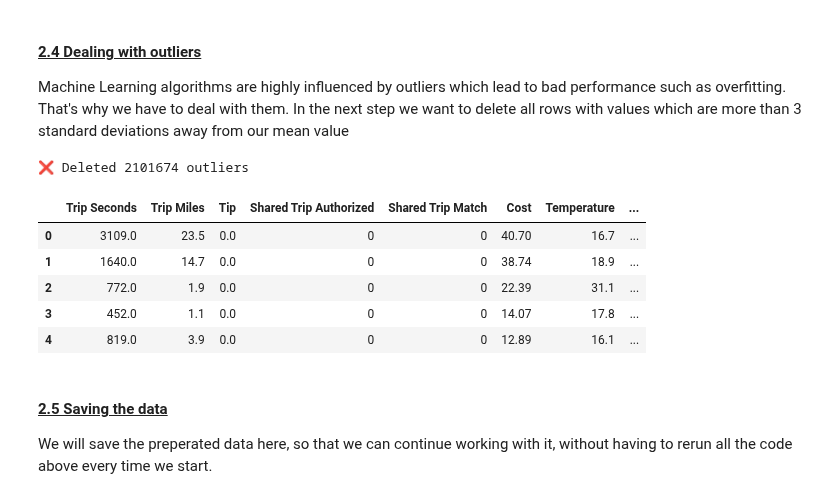
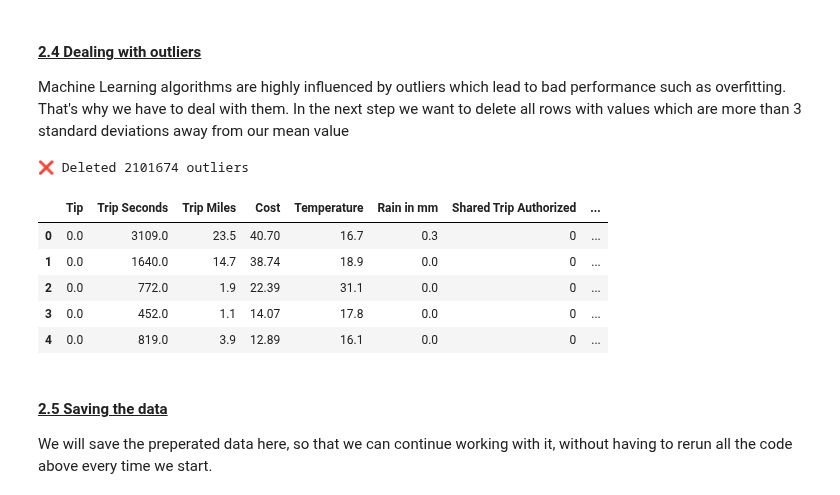
Before and after one commit to mrennefo/DSML-Project, a Jupyter notebook: DSML-Project.ipynb, the cells around one changed output. Cells and saved outputs as stored; diff of their text form; code cells hidden in the pictures.

```diff
--- a/DSML-Project.ipynb
+++ b/DSML-Project.ipynb
@@ -197,13 +197 @@ data_merged.head()
 data_merged['Rain in mm'] = pd.to_numeric(data_merged['Rain in mm'], errors='coerce')
-# %%
-#Create dummy variables for 'Rain in mm' (0 = there was no rain, 1 = there was rain)
-rained = []
-for i in range(len(data_merged)):
-    if data_merged["Rain in mm"].iloc[i] > 0:
-        rained.append("1")
-    else:
-        rained.append("0")
-rained_df = pd.DataFrame(rained)
-data_merged["Rained"] = rained_df
-print("📋First 5 Rows:")
-data_merged.head()
@@ -218,3 +197,0 @@ data_merged.head()
-# %%
-#Now we need to cast the 'Rained' column to int datatype because it is from type object yet
-data_merged["Rained"] = data_merged["Rained"].astype(int)
@@ -233,34 +198,37 @@ data_merged.head()
+# %%
+#Switching the columns so that all dummy variables will be after all numeric variables
+data_merged = data_merged[['Tip', 'Trip Seconds', 'Trip Miles', 'Cost', 'Temperature', 'Rain in mm', 'Shared Trip Authorized', 'Shared Trip Match', 'Day', 'Evening', 'Night']]
 # %% [markdown]
 <h4 style="text-decoration: underline;">2.4 Dealing with outliers</h4>
 Machine Learning algorithms are highly influenced by outliers which lead to bad performance such as overfitting. That's why we have to deal with them. In the next step we want to delete all rows with values which are more than 3 standard deviations away from our mean value
 # %%
 #We don't need to deal with outliers on the columns with dummy variables because there can't be outliers if we just have the values 0 or 1
-data_merged_without_tip = data_merged.drop(columns = ["Tip", "Shared Trip Authorized", "Shared Trip Match", "Rained", "Night", "Day", "Evening"])
+data_merged_without_tip = data_merged.drop(columns = ["Tip", "Shared Trip Authorized", "Shared Trip Match", "Night", "Day", "Evening"])
 for columns in data_merged_without_tip.columns:
     #Calculate mean and standard deviation of the current column
     mean = data_merged_without_tip[columns].mean()
     std = data_merged_without_tip[columns].std()
 
     #Calculate upper and lower limit
     upperlimit = mean + 3 * std
     lowerlimit = mean - 3 * std
 
     #Replace all outliers with null values so we can remove them later
     data_merged.loc[(data_merged[columns] > upperlimit) | (data_merged[columns] < lowerlimit), columns] = np.nan
 
 #Remove all null values (delete all outliers)
 data_without_outliers = data_merged.dropna(axis = 0)
 print(f"❌ Deleted {len(data_merged) - len(data_without_outliers)} outliers")
 
 data_without_outliers.head()
 # %% [output]
 ❌ Deleted 2101674 outliers
-|  | Trip Seconds | Trip Miles | Tip | Shared Trip Authorized | Shared Trip Match | Cost | Temperature | ... |
-| 0 | 3109.0 | 23.5 | 0.0 | 0 | 0 | 40.70 | 16.7 | ... |
-| 1 | 1640.0 | 14.7 | 0.0 | 0 | 0 | 38.74 | 18.9 | ... |
-| 2 | 772.0 | 1.9 | 0.0 | 0 | 0 | 22.39 | 31.1 | ... |
-| 3 | 452.0 | 1.1 | 0.0 | 0 | 0 | 14.07 | 17.8 | ... |
-| 4 | 819.0 | 3.9 | 0.0 | 0 | 0 | 12.89 | 16.1 | ... |
+|  | Tip | Trip Seconds | Trip Miles | Cost | Temperature | Rain in mm | Shared Trip Authorized | ... |
+| 0 | 0.0 | 3109.0 | 23.5 | 40.70 | 16.7 | 0.3 | 0 | ... |
+| 1 | 0.0 | 1640.0 | 14.7 | 38.74 | 18.9 | 0.0 | 0 | ... |
+| 2 | 0.0 | 772.0 | 1.9 | 22.39 | 31.1 | 0.0 | 0 | ... |
+| 3 | 0.0 | 452.0 | 1.1 | 14.07 | 17.8 | 0.0 | 0 | ... |
+| 4 | 0.0 | 819.0 | 3.9 | 12.89 | 16.1 | 0.0 | 0 | ... |
 # %% [markdown]
 <h4 style="text-decoration: underline;">2.5 Saving the data</h4>
 We will save the preperated data here, so that we can continue working with it, without having to rerun all the code above every time we start.
```
Also changed, not shown: parts of 7 cells of this notebook.
